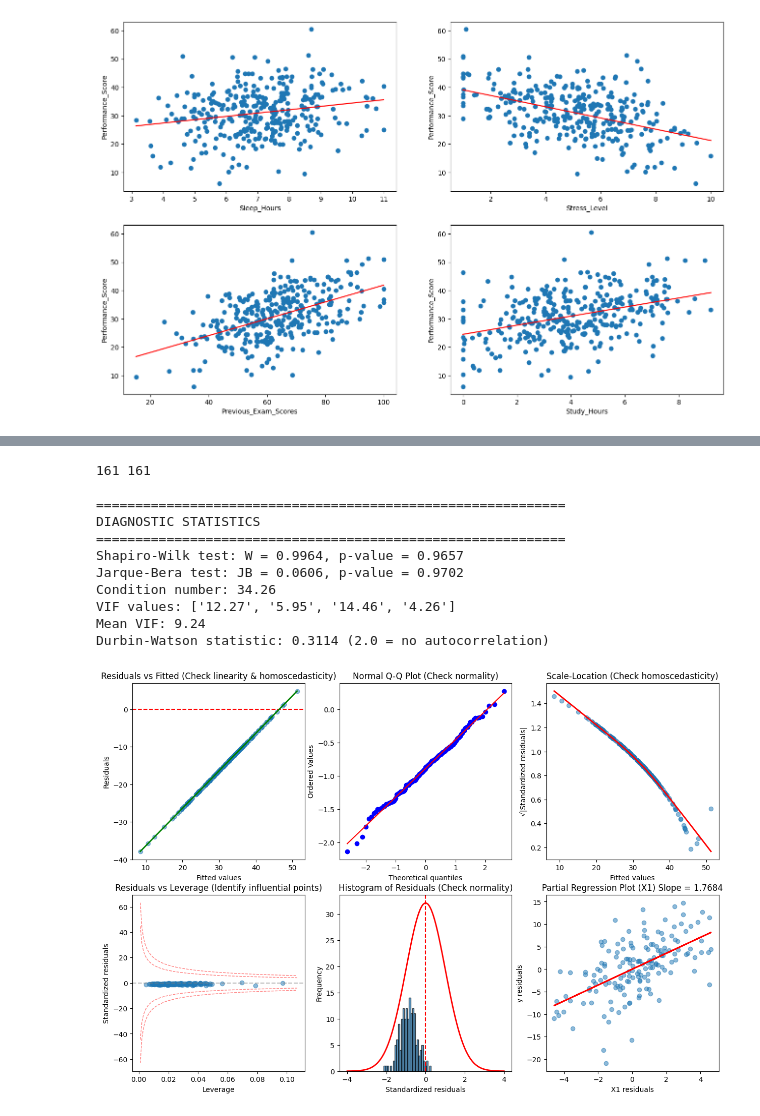
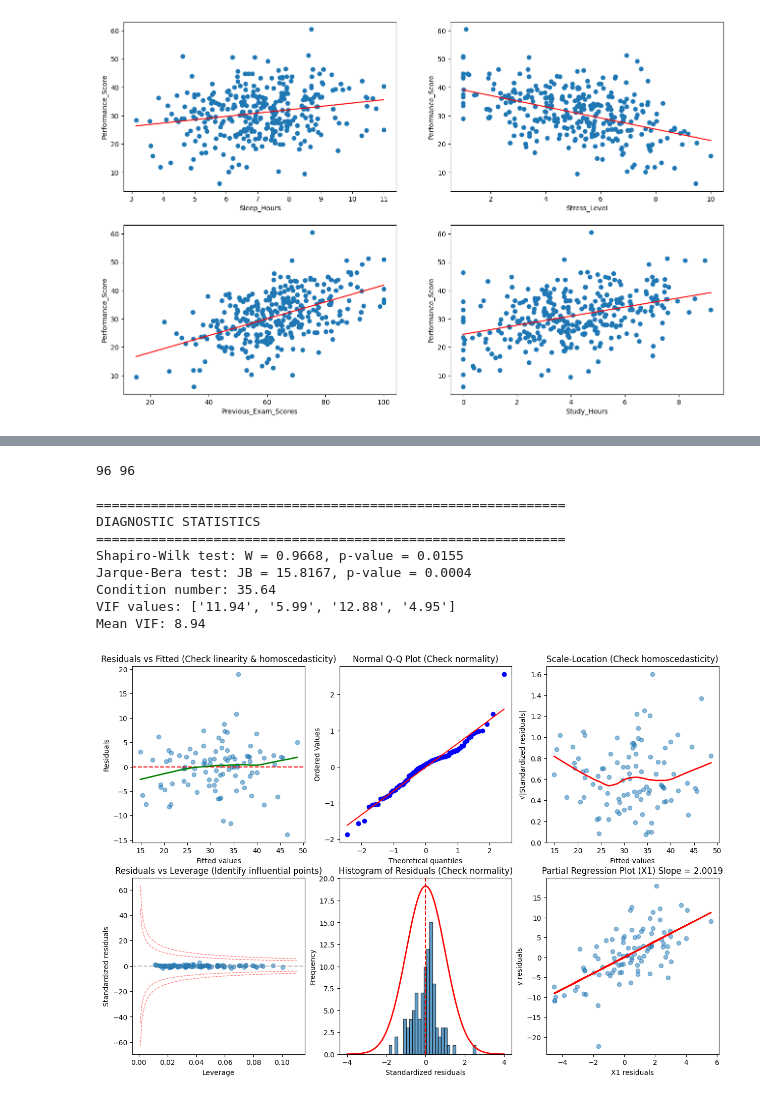
Before and after one commit to MINIAProgramStudio/ML_methods, a Jupyter notebook: Lab_1/lab1.ipynb, the cells around one changed output, grey strips where cells are left out. Saved outputs shown, nothing was run; the diff lists cells and outputs as text; code cells hidden in the pictures.

```diff
--- a/Lab_1/lab1.ipynb
+++ b/Lab_1/lab1.ipynb
@@ -261,5 +261,5 @@ Text(0.5, 0, 'Study_Hours')
 X = df.drop('Performance_Score', axis=1)  # Features
 Y = df['Performance_Score']  # Target
 
-X_train, X_test, Y_train, Y_test = train_test_split(X, Y, test_size=0.5, random_state=1023)
+X_train, X_test, Y_train, Y_test = train_test_split(X, Y, test_size=0.7, random_state=1023)
 # %% [markdown]
@@ -321,4 +316,13 @@ plt.plot(residuals)
 # %%
+X_matrix = X_train.to_numpy()
+Y_matrix = Y_train.to_numpy()
+
+X_t = np.transpose(X_matrix)
+B_matrix = np.matmul(np.matmul(np.linalg.matrix_power(np.matmul(X_t ,X_matrix), -1), X_t), Y_matrix)
+
+y_pred = np.sum(B_matrix*X_matrix, axis = 1)
+residuals = y_pred - Y_matrix
+
 # Create comprehensive diagnostic plots
 fig, axes = plt.subplots(2, 3, figsize=(15, 10))
 
@@ -399,62 +403,39 @@ axes[1, 2].set_title(f'Partial Regression Plot (X1) Slope = {partial_slope:.4f}'
 print("\n" + "="*60)
 print("DIAGNOSTIC STATISTICS")
 print("="*60)
 
 # Shapiro-Wilk test for normality
 shapiro_stat, shapiro_pvalue = stats.shapiro(residuals[:5000] if len(residuals) > 5000 else residuals)
 print(f"Shapiro-Wilk test: W = {shapiro_stat:.4f}, p-value = {shapiro_pvalue:.4f}")
 
 # Jarque-Bera test for normality
 jb_stat, jb_pvalue = stats.jarque_bera(residuals)
 print(f"Jarque-Bera test: JB = {jb_stat:.4f}, p-value = {jb_pvalue:.4f}")
 
 # Condition number (multicollinearity indicator)
 XtX = np.matmul(X_t, X_matrix)
 eigenvalues = np.linalg.eigvals(XtX)
 condition_number = np.sqrt(max(eigenvalues) / min(eigenvalues))
 print(f"Condition number: {condition_number:.2f}")
 
 # Mean VIF (only for predictors, not intercept)
 from statsmodels.stats.outliers_influence import variance_inflation_factor
 vif = [variance_inflation_factor(X_matrix, i) for i in range(0, k)]
 print(f"VIF values: {[f'{v:.2f}' for v in vif]}")
 print(f"Mean VIF: {np.mean(vif):.2f}")
-"""
-# RESET test for functional form
-from statsmodels.stats.diagnostic import linear_reset
-reset_result = linear_reset(model_sm, power=3, test_type='fitted')
-reset_stat = reset_result.statistic
-reset_pvalue = reset_result.pvalue
-print(f"RESET test: F = {reset_stat:.4f}, p-value = {reset_pvalue:.4f}")
-"""
-# Durbin-Watson test for autocorrelation (useful for time series)
-from statsmodels.stats.stattools import durbin_watson
-dw_stat = durbin_watson(residuals)
-print(f"Durbin-Watson statistic: {dw_stat:.4f} (2.0 = no autocorrelation)")
-"""
-# Breusch-Pagan test for heteroscedasticity
-from statsmodels.stats.diagnostic import het_breuschpagan
-bp_stat, bp_pvalue, _, _ = het_breuschpagan(residuals, X_matrix)
-print(f"Breusch-Pagan test: LM = {bp_stat:.4f}, p-value = {bp_pvalue:.4f}")
 
-# White's test for heteroscedasticity
-from statsmodels.stats.diagnostic import het_white
-white_stat, white_pvalue, _, _ = het_white(residuals, X_matrix)
-print(f"White's test: LM = {white_stat:.4f}, p-value = {white_pvalue:.4f}")
-"""
 pass
 # %% [output]
-161 161
+96 96
 
 ============================================================
 DIAGNOSTIC STATISTICS
 ============================================================
-Shapiro-Wilk test: W = 0.9964, p-value = 0.9657
-Jarque-Bera test: JB = 0.0606, p-value = 0.9702
-Condition number: 34.26
-VIF values: ['12.27', '5.95', '14.46', '4.26']
-Mean VIF: 9.24
-Durbin-Watson statistic: 0.3114 (2.0 = no autocorrelation)
+Shapiro-Wilk test: W = 0.9668, p-value = 0.0155
+Jarque-Bera test: JB = 15.8167, p-value = 0.0004
+Condition number: 35.64
+VIF values: ['11.94', '5.99', '12.88', '4.95']
+Mean VIF: 8.94
-[figure, old version]
+[figure, new version]
 # %% [markdown]
 * За тестами Шапіро-Вілка та Жарка-Бера P > 0.05, отже залишки (residuals) можна вважати нормально розподіленими
```
Also changed, not shown: parts of 12 cells of this notebook.
